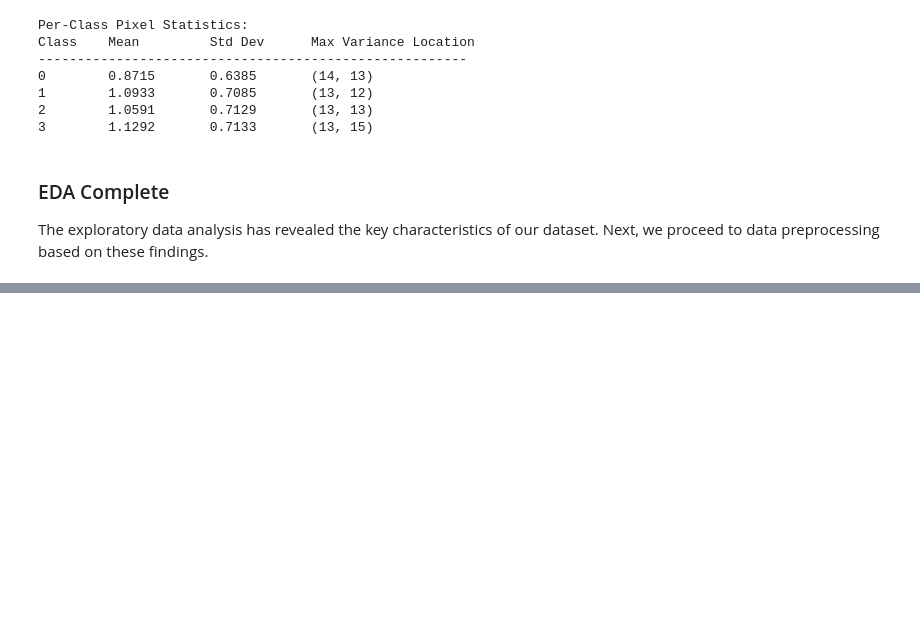
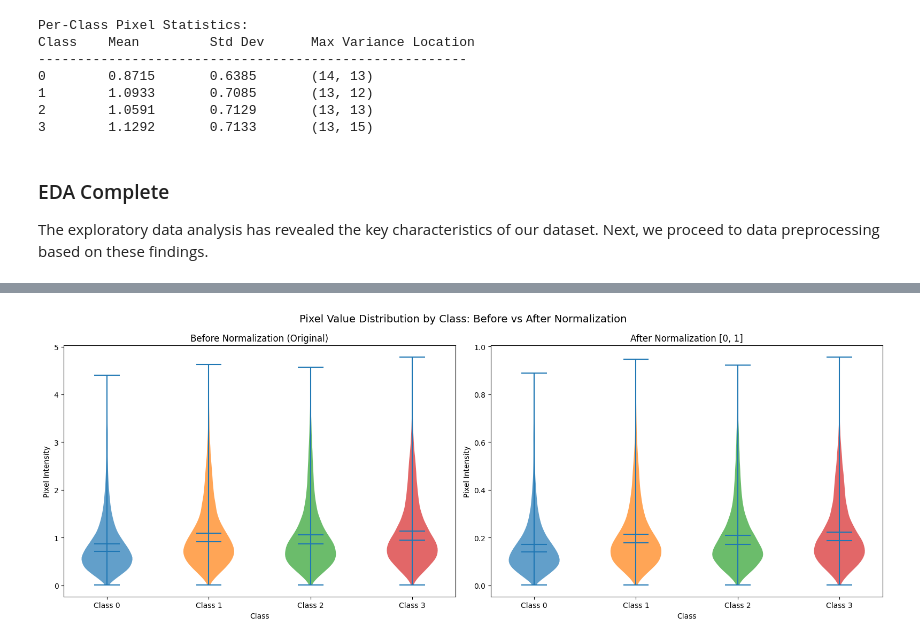
Before and after one commit to NghiaNguyen170192/cosc3007-deep-learning, a Jupyter notebook: assignments/Assignment-01-DUE-2025-12-06/submission_s3343711.ipynb, the cells around one changed output, grey strips where cells are left out. Cells and saved outputs as stored; diff of their text form; code cells hidden in the pictures; blank space fills up the shorter version.

```diff
--- a/assignments/Assignment-01-DUE-2025-12-06/submission_s3343711.ipynb
+++ b/assignments/Assignment-01-DUE-2025-12-06/submission_s3343711.ipynb
@@ -136,18 +400,18 @@ Visual Observations:
 # %%
 # Per-Class Analysis: Mean Images and Variance Heatmaps
-figure, axes = plt.subplots(2, 4, figsize=(14, 7))
+figure, axes = plt.subplots(2, NUM_CLASSES, figsize=(16, 6))
 figure.suptitle("Per-Class Mean Images and Variance Heatmaps")
 
-class_statistics = {}
+class_pixel_statistics = {}
 
-for class_index in range(4):
+for class_index in range(NUM_CLASSES):
     class_mask = y == class_index
     class_images = X[class_mask]
 
     mean_image = np.mean(class_images, axis=0)
     variance_image = np.var(class_images, axis=0)
 
-    class_statistics[class_index] = {
+    class_pixel_statistics[class_index] = {
         "mean": np.mean(class_images),
         "std": np.std(class_images),
         "max_variance_location": np.unravel_index(
@@ -180,7 +444,7 @@ plt.show()
 print("\nPer-Class Pixel Statistics:")
 print(f"{'Class':<8} {'Mean':<12} {'Std Dev':<12} {'Max Variance Location':<20}")
 print("-" * 55)
-for class_index, statistics in class_statistics.items():
+for class_index, statistics in class_pixel_statistics.items():
     location = statistics["max_variance_location"]
     print(
         f"{class_index:<8} {statistics['mean']:<12.4f} {statistics['std']:<12.4f} ({location[0]}, {location[1]})"
@@ -737,0 +513,69 @@ The implemented CNN successfully classifies 32×32 grayscale images into 4 class
+# %%
+# Helper functions for pixel distribution visualization
+def sample_pixels_by_class(data, labels, sample_size):
+    sampled_pixels = []
+    for class_index in range(NUM_CLASSES):
+        class_pixels = data[labels == class_index].flatten()
+        if len(class_pixels) > sample_size:
+            sampled = np.random.choice(class_pixels, size=sample_size, replace=False)
+        else:
+            sampled = class_pixels
+        sampled_pixels.append(sampled)
+    return sampled_pixels
+
+
+def configure_violin_plot(axis, violin_parts, title):
+    for class_index, body in enumerate(violin_parts["bodies"]):
+        body.set_facecolor(CLASS_COLORS[class_index])
+        body.set_alpha(0.7)
+    axis.set_ylabel("Pixel Intensity")
+    axis.set_xlabel("Class")
+    axis.set_title(title)
+    axis.set_xticks(range(1, NUM_CLASSES + 1))
+    axis.set_xticklabels(CLASS_NAMES)
+
+
+# Compare pixel value distributions: Before vs After Normalization
+figure, axes = plt.subplots(1, 2, figsize=(16, 6))
+figure.suptitle(
+    "Pixel Value Distribution by Class: Before vs After Normalization", fontsize=14
+)
+
+# Prepare sampled data for both plots
+pixels_before_norm = sample_pixels_by_class(X, y, PIXEL_SAMPLE_SIZE)
+pixels_after_norm = sample_pixels_by_class(X_processed, y, PIXEL_SAMPLE_SIZE)
+
+# Create and configure violin plots
+plot_configs = [
+    (axes[0], pixels_before_norm, "Before Normalization (Original)"),
+    (axes[1], pixels_after_norm, "After Normalization [0, 1]"),
+]
+
+for axis, pixel_data, title in plot_configs:
+    violin_parts = axis.violinplot(pixel_data, showmeans=True, showmedians=True)
+    configure_violin_plot(axis, violin_parts, title)
+
+plt.tight_layout()
+plt.show()
+
+# Print comparison statistics
+print("\nPixel Value Statistics Comparison (Original vs Normalized):")
+print("-" * 115)
+print(
+    f"{'Class':<10} {'ori_mean':<10} {'norm_mean':<11} {'ori_std':<10} {'norm_std':<10} "
+    f"{'ori_min':<10} {'norm_min':<10} {'ori_max':<10} {'norm_max':<10}"
+)
+print("-" * 115)
+for class_index in range(NUM_CLASSES):
+    class_mask = y == class_index
+    ori_data = X[class_mask]
+    norm_data = X_processed[class_mask]
+    print(
+        f"{CLASS_NAMES[class_index]:<10} "
+        f"{ori_data.mean():<10.4f} {norm_data.mean():<11.4f} "
+        f"{ori_data.std():<10.4f} {norm_data.std():<10.4f} "
+        f"{ori_data.min():<10.4f} {norm_data.min():<10.4f} "
+        f"{ori_data.max():<10.4f} {norm_data.max():<10.4f}"
+    )
+# %% [output]
+[figure, added]
```
Also changed, not shown: parts of 46 cells of this notebook.
